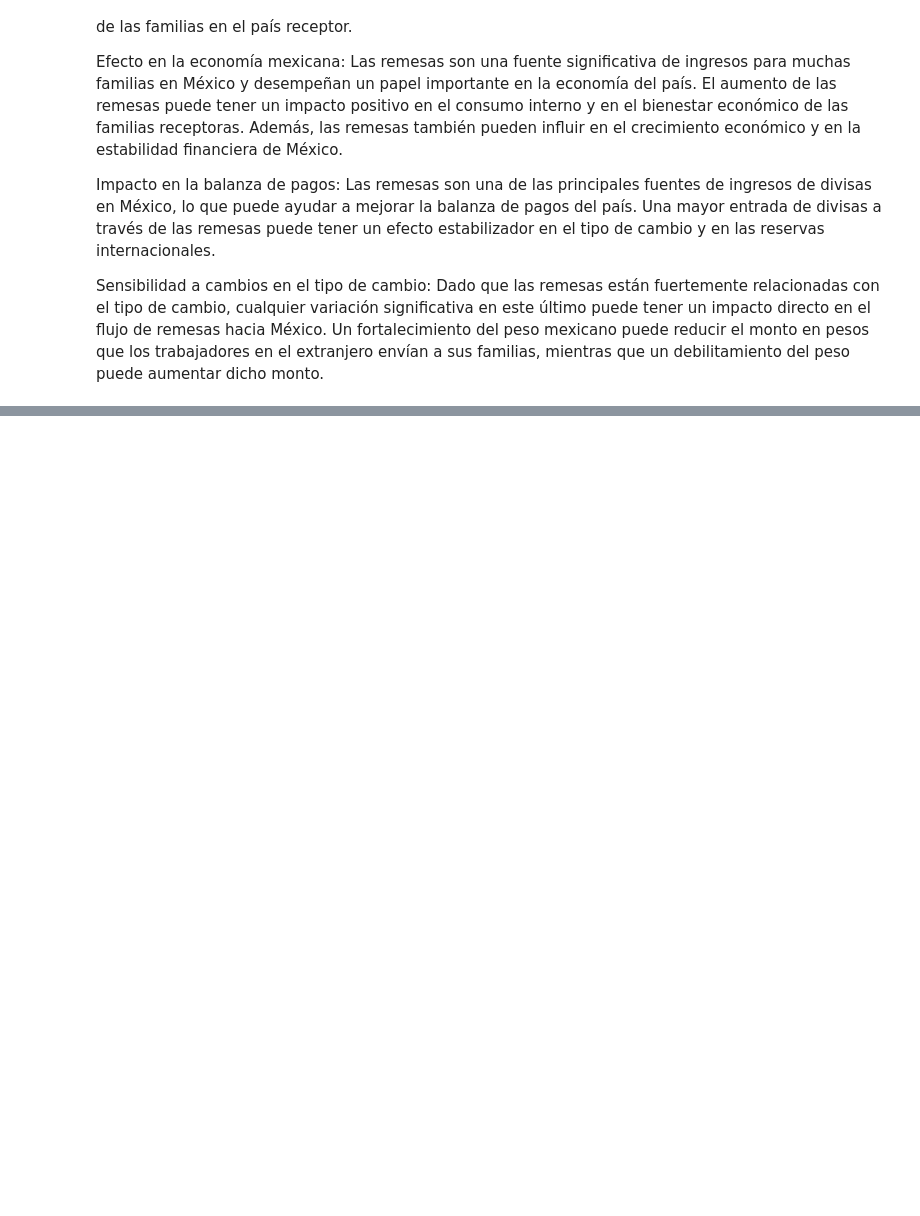
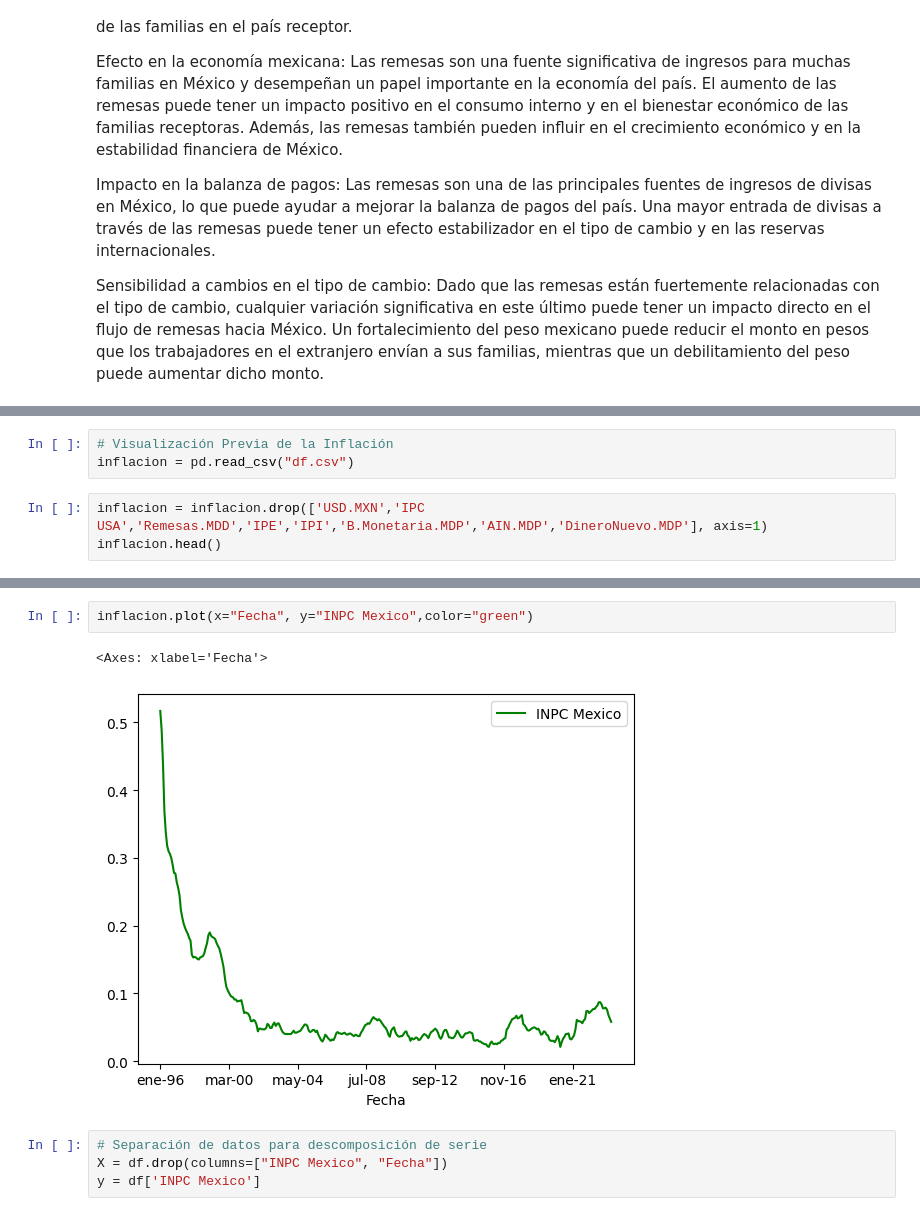
Before and after one commit to erickgt00/Deep-Learning, a Jupyter notebook: Practicas/ProyectoFinal.ipynb, the cells around one changed output, grey strips where cells are left out. Cells and saved outputs as stored; diff of their text form; blank space fills up the shorter version.

```diff
--- a/Practicas/ProyectoFinal.ipynb
+++ b/Practicas/ProyectoFinal.ipynb
@@ -300,0 +174,6 @@ Sensibilidad a cambios en el tipo de cambio: Dado que las remesas están fuertem
+# %%
+# Visualización Previa de la Inflación
+inflacion = pd.read_csv("df.csv")
+# %%
+inflacion = inflacion.drop(['USD.MXN','IPC USA','Remesas.MDD','IPE','IPI','B.Monetaria.MDP','AIN.MDP','DineroNuevo.MDP'], axis=1)
+inflacion.head()
@@ -300,0 +187,9 @@ Sensibilidad a cambios en el tipo de cambio: Dado que las remesas están fuertem
+# %%
+inflacion.plot(x="Fecha", y="INPC Mexico",color="green")
+# %% [output]
+<Axes: xlabel='Fecha'>
+[figure, added]
+# %%
+# Separación de datos para descomposición de serie
+X = df.drop(columns=["INPC Mexico", "Fecha"])
+y = df['INPC Mexico']
```
Also changed, not shown: parts of 25 cells of this notebook.
